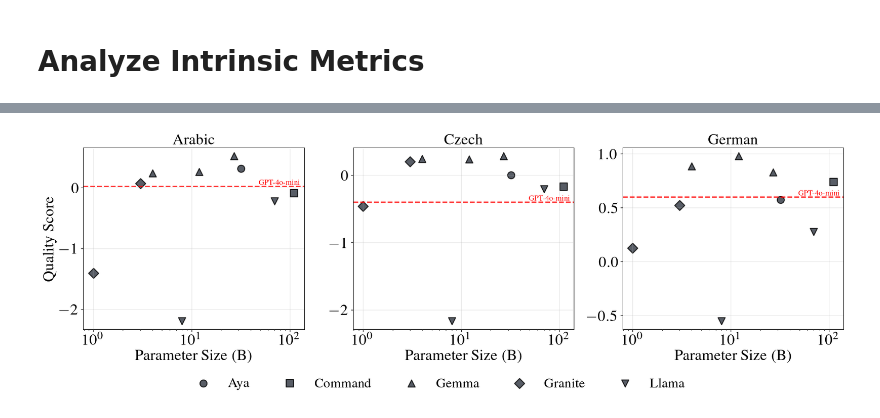
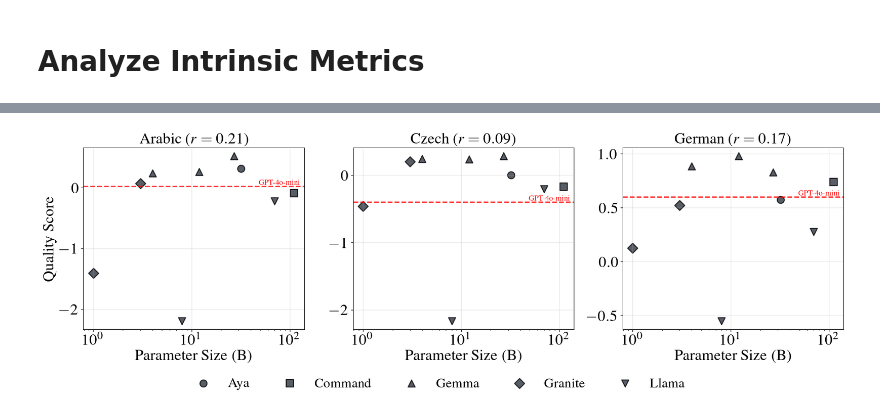
Before and after one commit to ljvmiranda921/polyglot-teachers, a Jupyter notebook: notebooks/2025-11-24-data-quality-metrics/02_visualize_quality_metrics.ipynb, the cells around one changed output, grey strips where cells are left out. Saved outputs shown, nothing was run; the diff lists cells and outputs as text; code cells hidden in the pictures.

```diff
--- a/notebooks/2025-11-24-data-quality-metrics/02_visualize_quality_metrics.ipynb
+++ b/notebooks/2025-11-24-data-quality-metrics/02_visualize_quality_metrics.ipynb
@@ -97,6 +97,29 @@ df_with_size = df.merge(
     right_on="name",
     how="left",
 )
+
+# Compute correlation for each language
+from scipy.stats import pearsonr, spearmanr
+
+correlations = {}
+for lang in ["ar", "cs", "de"]:
+    df_lang = df_with_size[df_with_size["language"] == lang]
+    df_lang_plot = df_lang[df_lang["parameter_size"] != "Unknown"].copy()
+    df_lang_plot["parameter_size"] = df_lang_plot["parameter_size"].astype(float)
+
+    pearson_corr, pearson_p = pearsonr(
+        df_lang_plot["parameter_size"], df_lang_plot["quality_score"]
+    )
+    spearman_corr, spearman_p = spearmanr(
+        df_lang_plot["parameter_size"], df_lang_plot["quality_score"]
+    )
+
+    correlations[lang] = {
+        "pearson": pearson_corr,
+        "pearson_p": pearson_p,
+        "spearman": spearman_corr,
+        "spearman_p": spearman_p,
+    }
 
 # Create 1x3 subplot for each language
 fig, axes = plt.subplots(1, 3, figsize=(18, 5.5))
@@ -155,32 +178,34 @@ for idx, (lang, ax) in enumerate(zip(languages, axes)):
         "GPT-4o-mini",
         transform=ax.get_yaxis_transform(),
         fontsize=12,
         color="red",
         va="bottom",
         ha="right",
     )
 
-    ax.set_title(language_names[lang])
+    # Add correlation to title
+    corr = correlations[lang]["pearson"]
+    ax.set_title(f"{language_names[lang]} ($r={corr:.2f}$)")
     ax.set_xlabel("Parameter Size (B)")
     ax.set_xscale("log")
     ax.set_ylabel("Quality Score" if idx == 0 else "")
     ax.grid(True, alpha=0.3)
 
 # Add legend centered below all subplots
 fig.legend(
     *axes[2].get_legend_handles_labels(),
     frameon=False,
     loc="lower center",
     bbox_to_anchor=(0.5, -0.10),
     ncol=5,
     fontsize=21,
 )
 
 plt.tight_layout()
 
 # Save figure
 fig.savefig("figures/model_size_vs_quality_by_language.png", dpi=300, bbox_inches="tight")  # fmt: skip
 
 plt.show()
 # %% [output]
-[figure, old version]
+[figure, new version]
```
Also changed, not shown: 1 other file.
